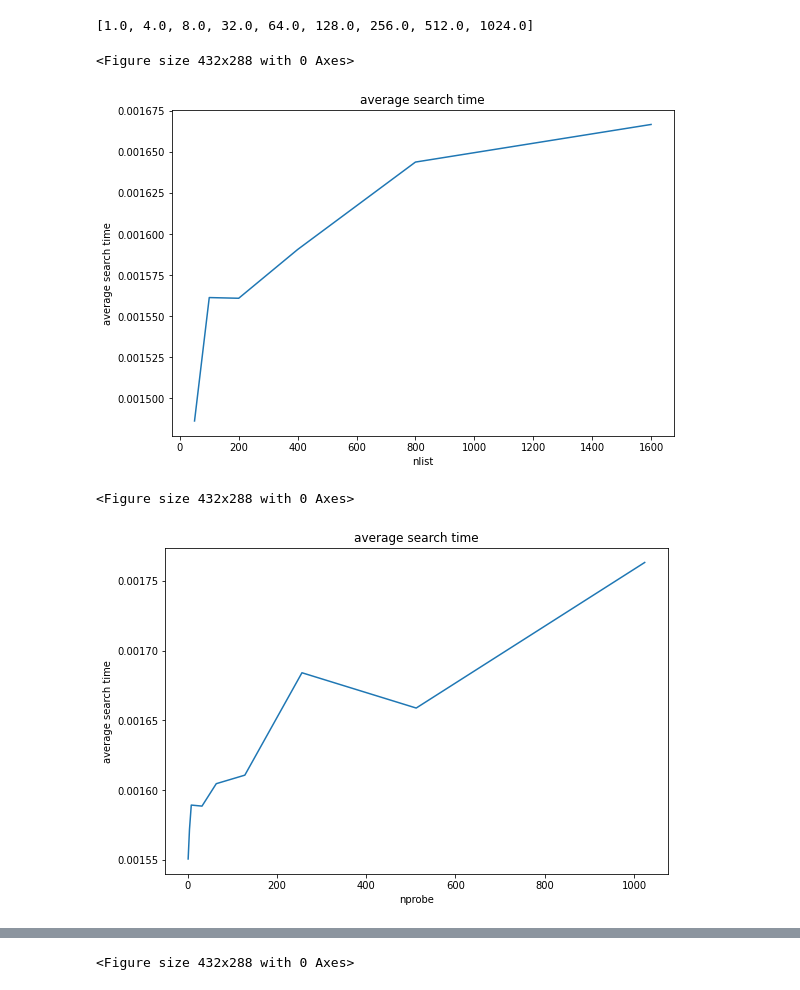
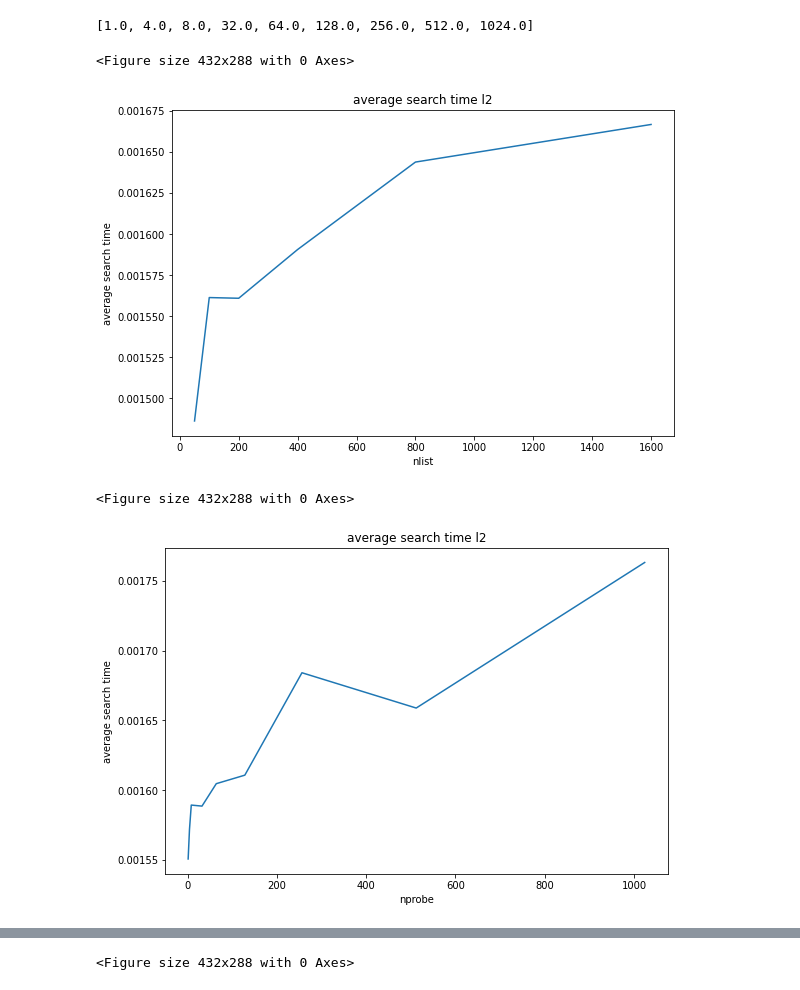
Before and after one commit to kiranbodipati/Similarity_search_review, a Jupyter notebook: results-comparison.ipynb, the cells around one changed output, grey strips where cells are left out. Drawn from its saved outputs; the diff is of its cells as text; code cells hidden in the pictures.

```diff
--- a/results-comparison.ipynb
+++ b/results-comparison.ipynb
@@ -287,17 +287,17 @@ list(faiss_l2['nprobe'].unique())
 # %%
 plt.figure(1)
 fig, ax = plt.subplots(figsize=(9, 6))
 search_time_array = []
 for i in list(faiss_l2['nlist'].unique()):
     search_time_array.append(faiss_l2[faiss_l2['nlist']==i]['search_time'].mean())
 ax.plot(list(faiss_l2['nlist'].unique()),search_time_array)
-plt.title('average search time')
+plt.title('average search time l2')
 plt.ylabel('average search time')
 plt.xlabel('nlist')
 plt.show()
 # %% [output]
 <Figure size 432x288 with 0 Axes>
-[figure, old version]
+[figure, new version]
 # %%
 plt.figure(1)
 fig, ax = plt.subplots(figsize=(9, 6))
@@ -305,13 +305,13 @@ search_time_array = []
 for i in list(faiss_l2['nprobe'].unique()):
     search_time_array.append(faiss_l2[faiss_l2['nprobe']==i]['search_time'].mean())
 ax.plot(list(faiss_l2['nprobe'].unique()),search_time_array)
-plt.title('average search time')
+plt.title('average search time l2')
 plt.ylabel('average search time')
 plt.xlabel('nprobe')
 plt.show()
 # %% [output]
 <Figure size 432x288 with 0 Axes>
-[figure, old version]
+[figure, new version]
 # %%
 plt.figure(1)
 fig, ax = plt.subplots(figsize=(9, 6))
```
Also changed, not shown: parts of 6 cells of this notebook.
